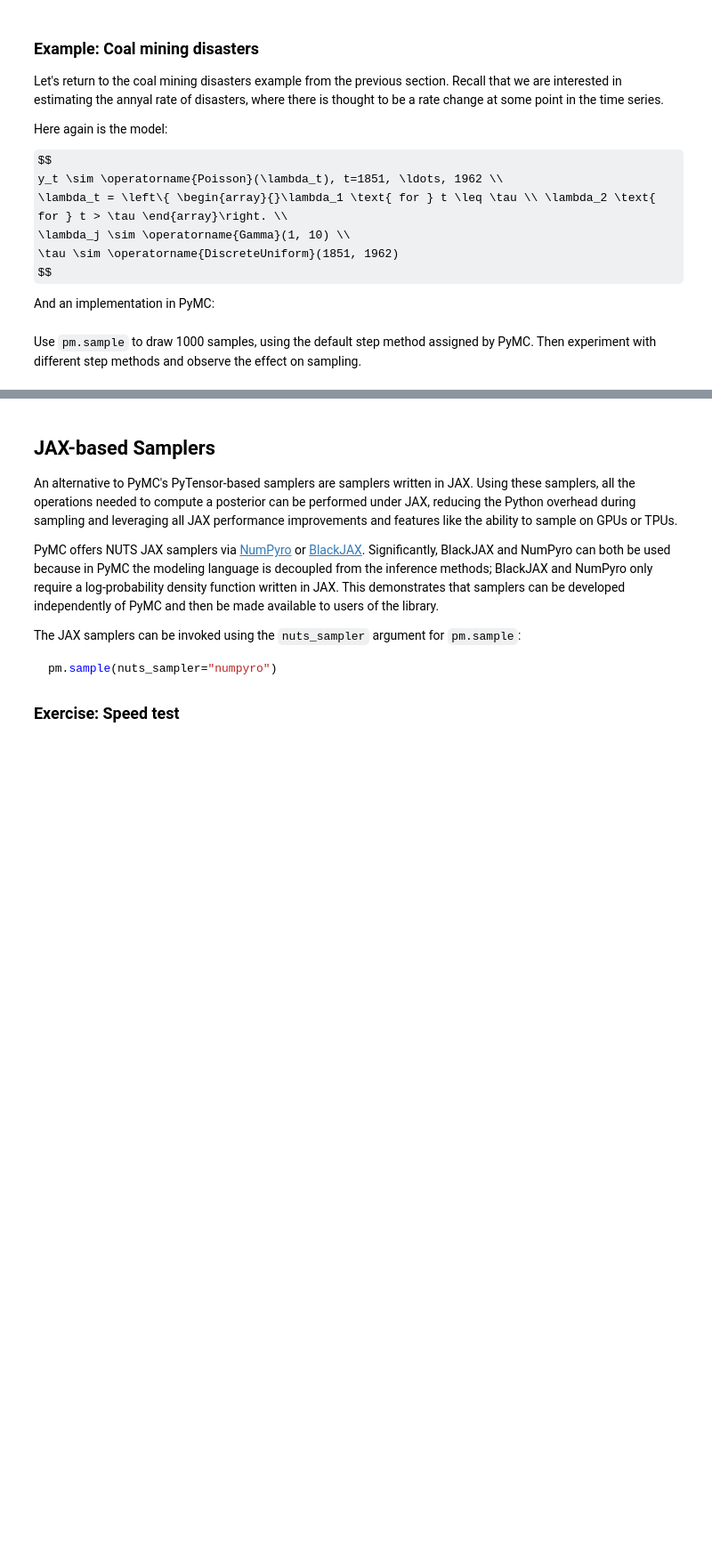
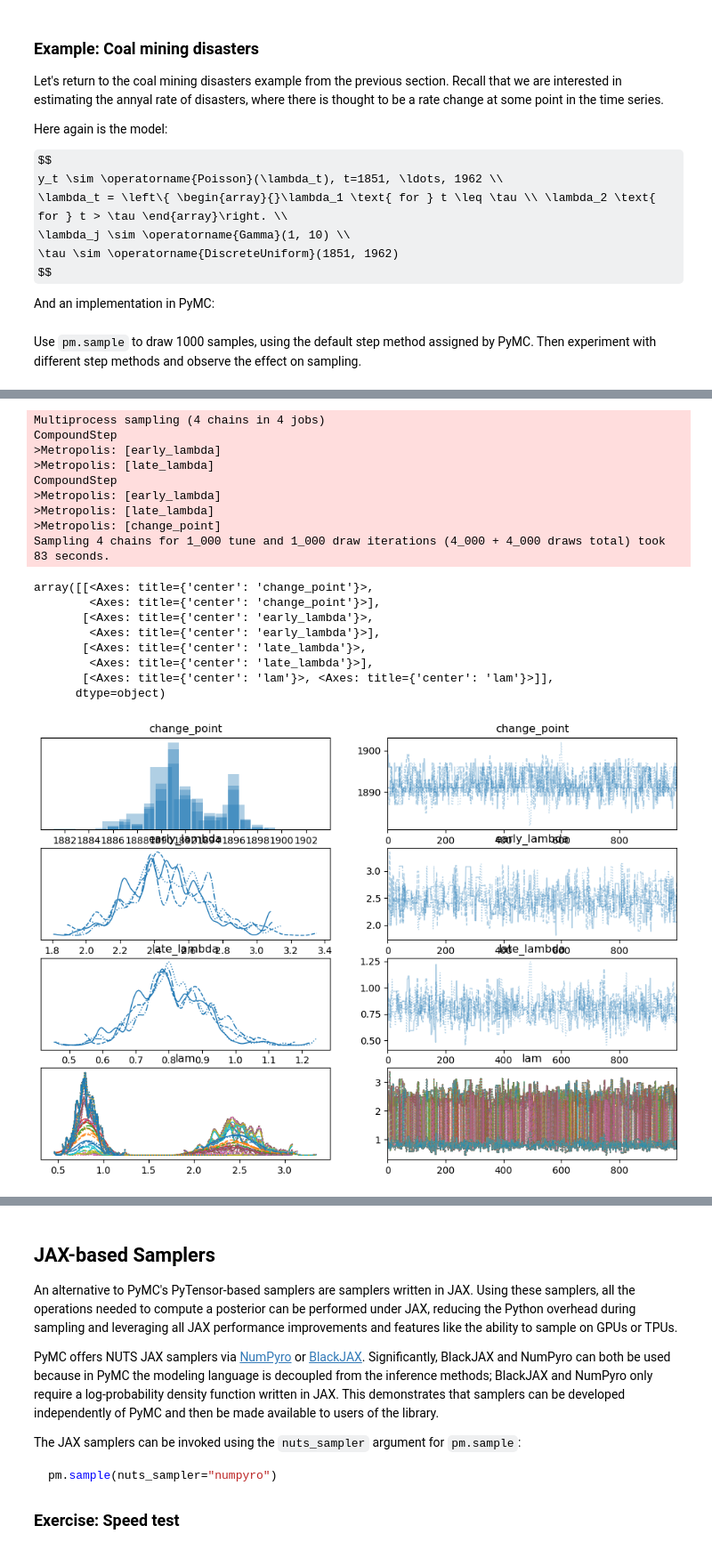
Before and after one commit to matescharnitzky/bayes_course_2023, a Jupyter notebook: notebooks/Section1_4-Model_Building_with_PyMC.ipynb, the cells around one changed output, grey strips where cells are left out. Shown at 89% size. Saved outputs shown, nothing was run; the diff lists cells and outputs as text; code cells hidden in the pictures; some formulas as TeX source; blank space fills up the shorter version.

```diff
--- a/notebooks/Section1_4-Model_Building_with_PyMC.ipynb
+++ b/notebooks/Section1_4-Model_Building_with_PyMC.ipynb
@@ -634,0 +662,24 @@ Use `pm.sample` to draw 1000 samples, using the default step method assigned by
+# %%
+# Write answer here
+with model:
+    trace_metrop = pm.sample(draws=1000, tune=1000, step=pm.Metropolis())
+az.plot_trace(trace_metrop)
+# %% [output]
+Multiprocess sampling (4 chains in 4 jobs)
+CompoundStep
+>Metropolis: [early_lambda]
+>Metropolis: [late_lambda]
+CompoundStep
+>Metropolis: [early_lambda]
+>Metropolis: [late_lambda]
+>Metropolis: [change_point]
+Sampling 4 chains for 1_000 tune and 1_000 draw iterations (4_000 + 4_000 draws total) took 83 seconds.
+array([[<Axes: title={'center': 'change_point'}>,
+        <Axes: title={'center': 'change_point'}>],
+       [<Axes: title={'center': 'early_lambda'}>,
+        <Axes: title={'center': 'early_lambda'}>],
+       [<Axes: title={'center': 'late_lambda'}>,
+        <Axes: title={'center': 'late_lambda'}>],
+       [<Axes: title={'center': 'lam'}>, <Axes: title={'center': 'lam'}>]],
+      dtype=object)
+[figure, added]
```
Also changed, not shown: parts of 9 cells of this notebook.
